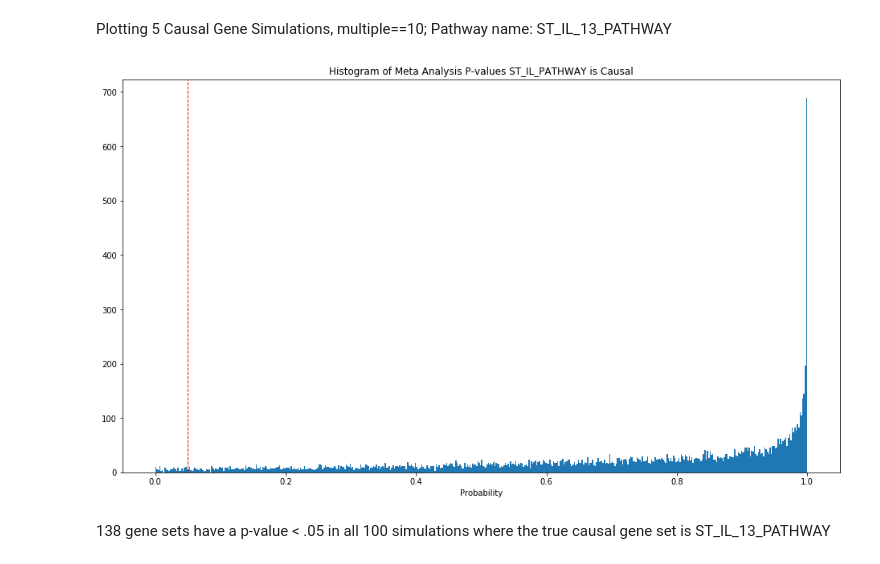
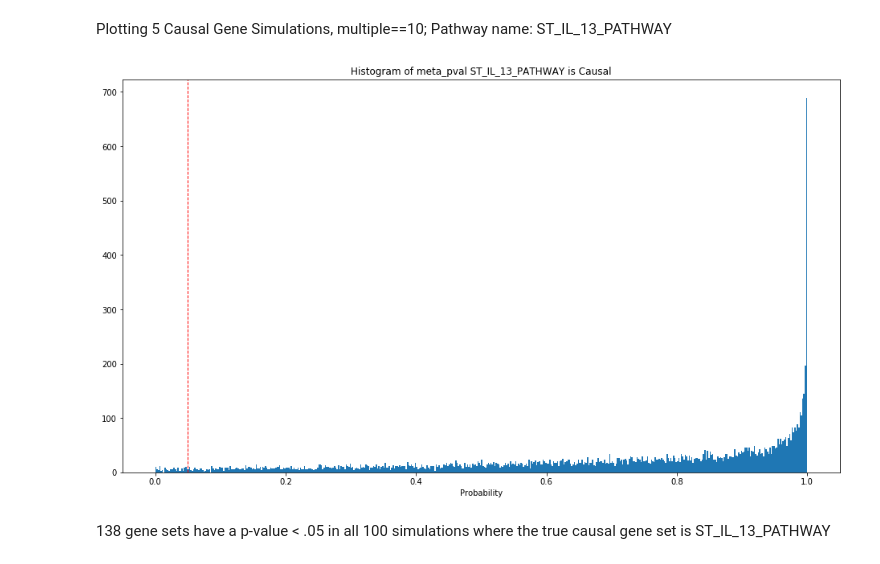
Before and after one commit to FinucaneLab/pathway_analysis_kt, a Jupyter notebook: simulations/Plot Pvalue Histogram Causal.ipynb, the cells around one changed output. Saved outputs shown, nothing was run; the diff lists cells and outputs as text; code cells hidden in the pictures.

```diff
--- a/simulations/Plot Pvalue Histogram Causal.ipynb
+++ b/simulations/Plot Pvalue Histogram Causal.ipynb
@@ -7 +12,15 @@ import pandas as pd
 %matplotlib inline
+# %%
+def read_in_data(path):
+    df = pd.DataFrame()
+    for i in range(0,100):
+        x=pd.read_csv(path+'meta_analysis_files_causal/sim0_'+str(i)+'.sumstats.pruned.sim0_'+str(i)+'.exclude.meta.txt',sep='\t',header=0)
+        df=df.append(x)
+    return df
+# %%
+def plot_pvalues(df,pathway,which_p):
+    plt.rcParams["figure.figsize"] = [16,9]
+    plt.hist(df[which_p],bins=500)
+    plt.xlabel('Probability')
+    plt.axvline(x=.05, color='r', linestyle='dashed', linewidth=1)
+    plt.title("Histogram of "+ which_p + ' '+ pathway + " is Causal");
@@ -16,11 +39,9 @@ for i in range(0,100):
-# %%
-plt.rcParams["figure.figsize"] = [16,9]
-plt.hist(df5.meta_pval,bins=500)
-plt.xlabel('Probability')
-plt.axvline(x=.05, color='r', linestyle='dashed', linewidth=1)
-plt.title("Histogram of Meta Analysis P-values ST_IL_13_PATHWAY is Causal");
-# %% [output]
-[figure, removed]
+# %%
+df5=read_in_data('/broad/finucanelab/ktashman/inrich_analyses/simulations/causal5/')
+# %%
+plot_pvalues(df5,'ST_IL_13_PATHWAY','meta_pval')
+# %% [output]
+[figure, added]
 # %% [markdown]
 138 gene sets have a p-value < .05 in all 100 simulations where the true causal gene set is ST_IL_13_PATHWAY
 # %%
```
Also changed, not shown: parts of 33 cells of this notebook, 2 other files.
